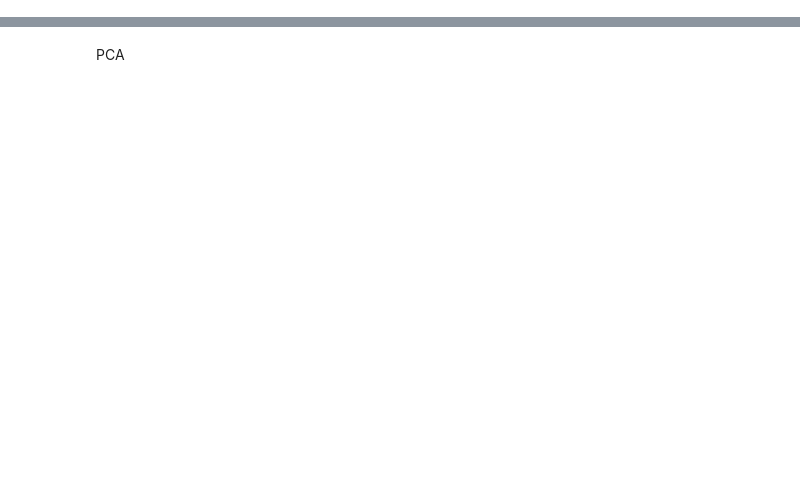
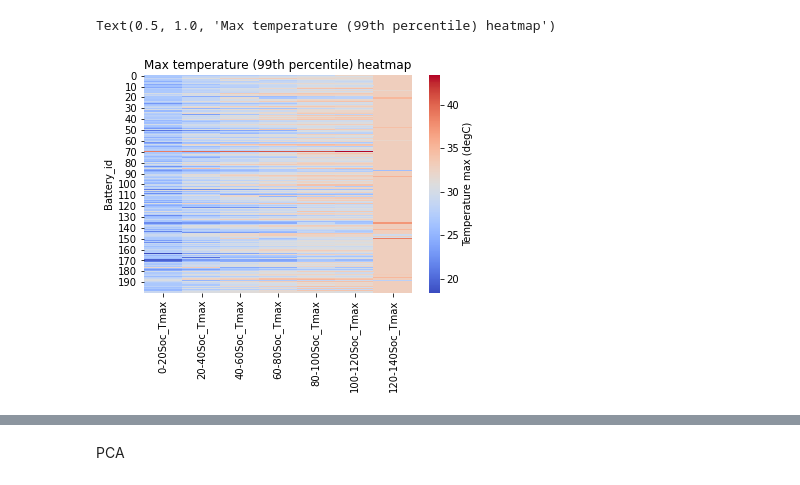
Before and after one commit to EliasGaliounas/BatteryDevBBoxx, a Jupyter notebook: notebooks/Feature_extraction.ipynb, the cells around one changed output, grey strips where cells are left out. Saved outputs shown, nothing was run; the diff lists cells and outputs as text; code cells hidden in the pictures; blank space fills up the shorter version.

```diff
--- a/notebooks/Feature_extraction.ipynb
+++ b/notebooks/Feature_extraction.ipynb
@@ -131,0 +117,7 @@ array([[26.76267806, 23.31843305, 24.06227601, ..., 31.3494425 ,
+# %%
+ax = sns.heatmap(df_temp_features.iloc[:,n_bins:2*n_bins], annot=False, cmap='coolwarm',cbar_kws={'label': 'Temperature max (degC)'})
+ax.set_ylabel('Battery_id')
+plt.title('Max temperature (99th percentile) heatmap')
+# %% [output]
+Text(0.5, 1.0, 'Max temperature (99th percentile) heatmap')
+[figure, added]
```
Also changed, not shown: parts of 68 cells of this notebook, 20 other files.
